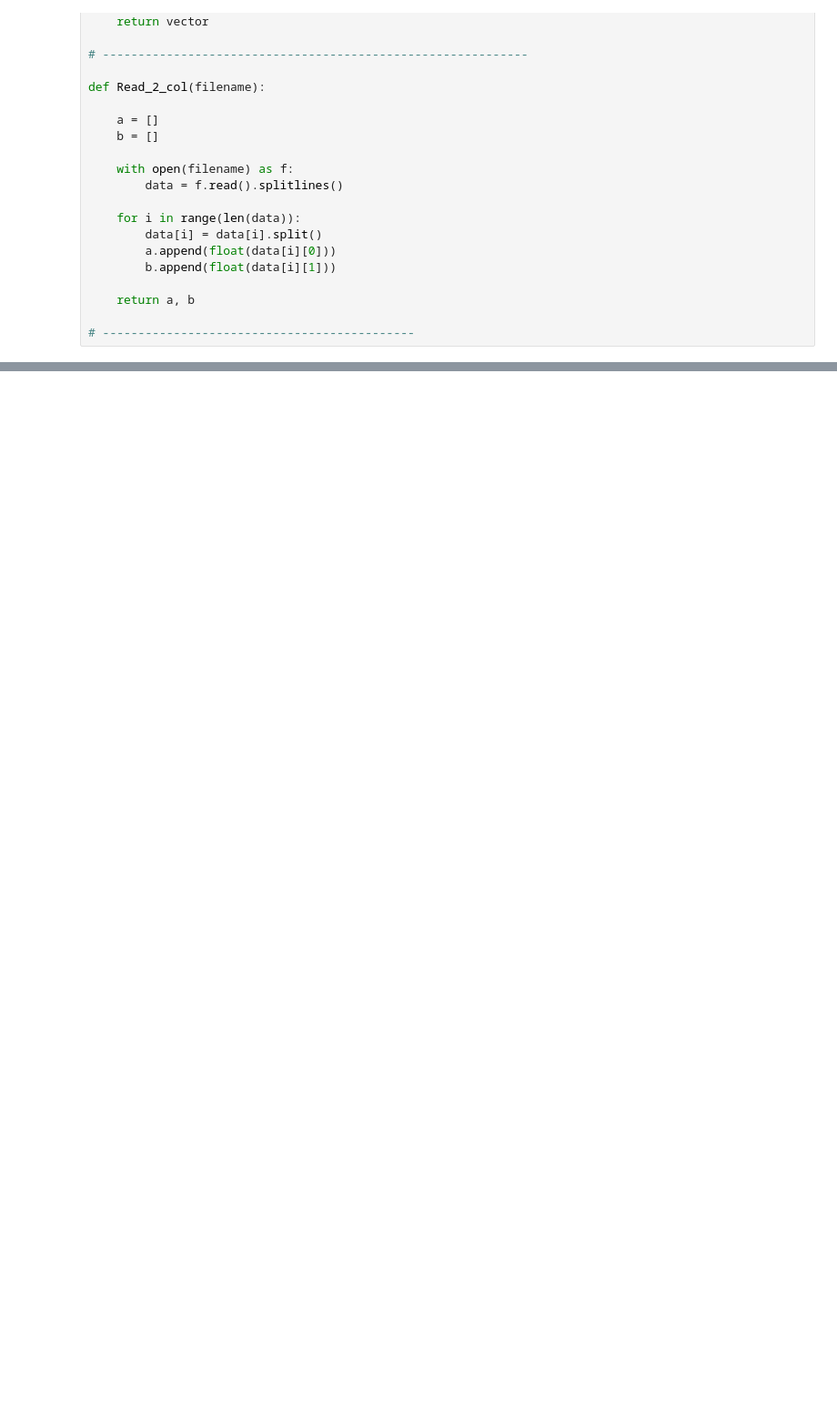
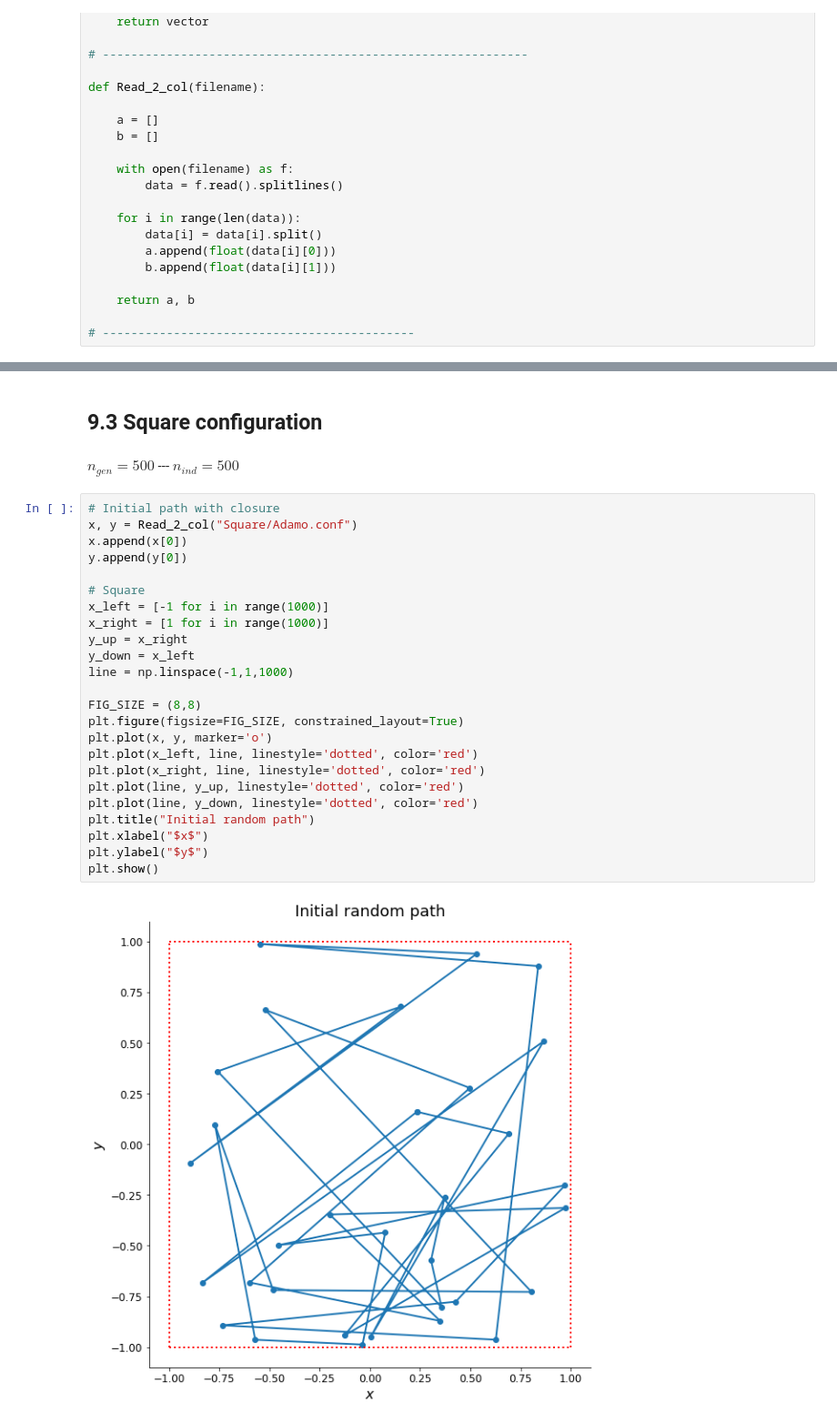
Before and after one commit to simonecodispoti/LSN_Exercises, a Jupyter notebook: excercise_09/Exercise9.ipynb, the cells around one changed output, grey strips where cells are left out. Shown at 91% size. Drawn from its saved outputs; the diff is of its cells as text; blank space fills up the shorter version.

```diff
--- a/excercise_09/Exercise9.ipynb
+++ b/excercise_09/Exercise9.ipynb
@@ -53,0 +116,30 @@ plt.plot(x,y)
+# %% [markdown]
+## 9.3 Square configuration
+# %% [markdown]
+$n_{gen} = 500$  --- $n_{ind} = 500$
+# %%
+# Initial path with closure
+x, y = Read_2_col("Square/Adamo.conf")
+x.append(x[0])
+y.append(y[0])
+
+# Square
+x_left = [-1 for i in range(1000)]
+x_right = [1 for i in range(1000)]
+y_up = x_right
+y_down = x_left
+line = np.linspace(-1,1,1000)
+
+FIG_SIZE = (8,8)
+plt.figure(figsize=FIG_SIZE, constrained_layout=True)
+plt.plot(x, y, marker='o')
+plt.plot(x_left, line, linestyle='dotted', color='red')
+plt.plot(x_right, line, linestyle='dotted', color='red')
+plt.plot(line, y_up, linestyle='dotted', color='red')
+plt.plot(line, y_down, linestyle='dotted', color='red')
+plt.title("Initial random path")
+plt.xlabel("$x$")
+plt.ylabel("$y$")
+plt.show()
+# %% [output]
+[figure, added]
```
Also changed, not shown: parts of 10 cells of this notebook, 38 other files.
